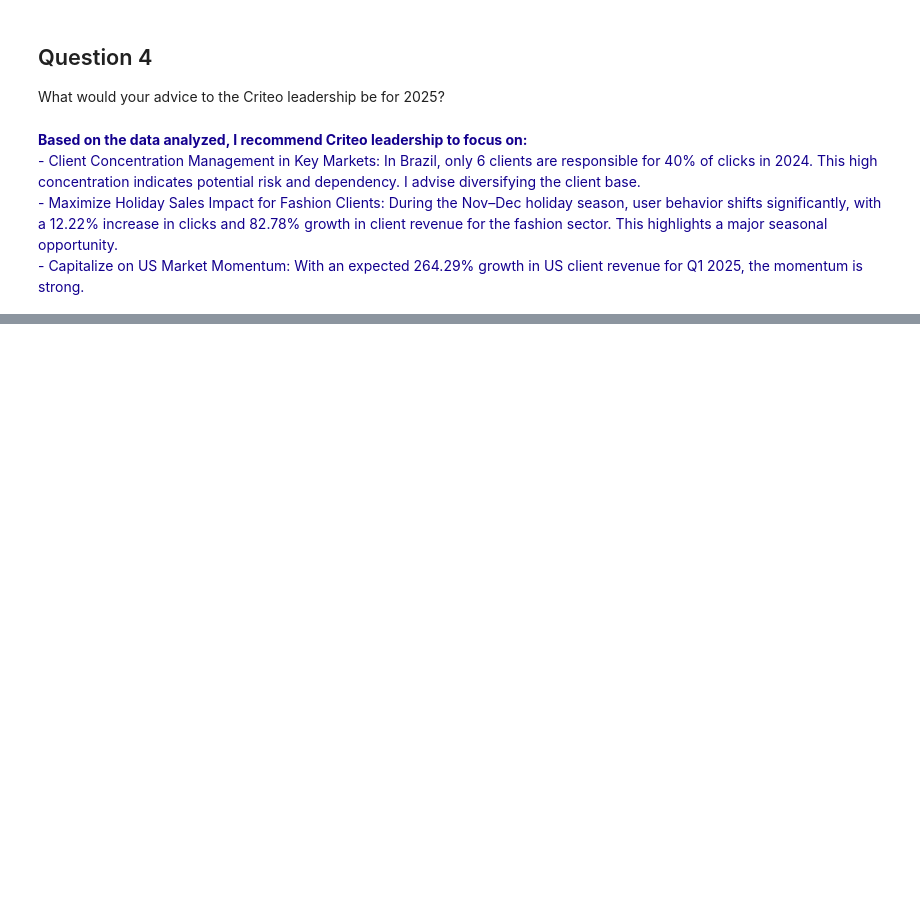
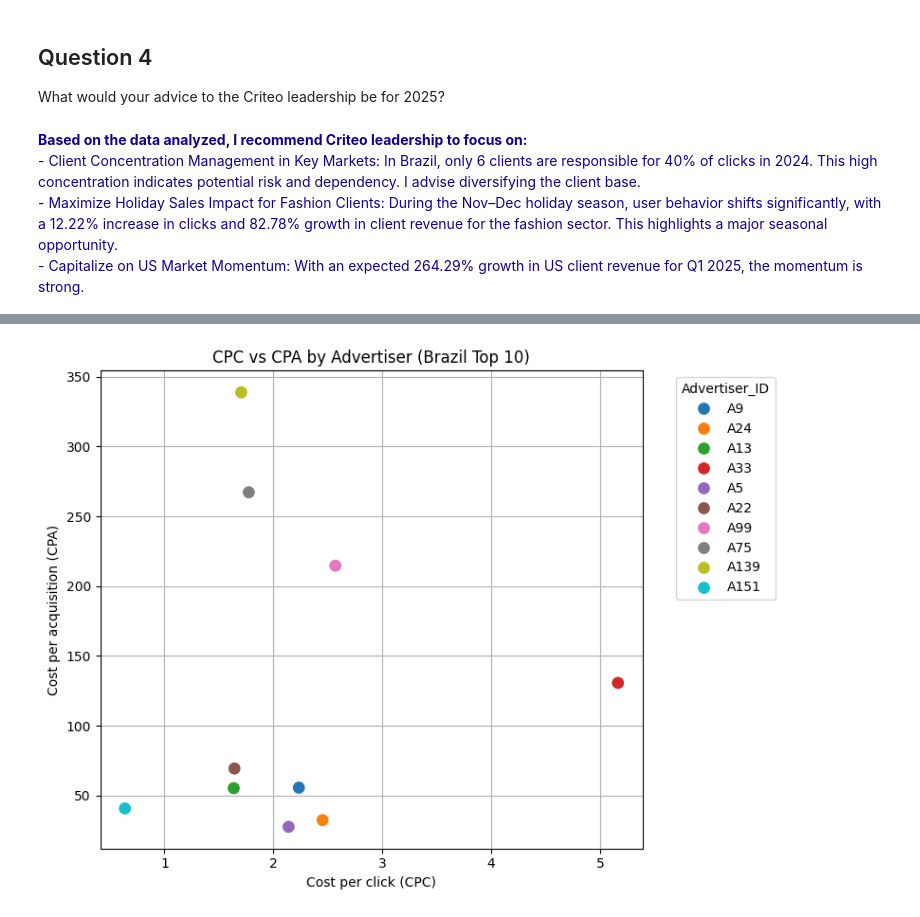
Before and after one commit to pathilink/criteo_case, a Jupyter notebook: notebook/criteo_case.ipynb, the cells around one changed output, grey strips where cells are left out. Saved outputs shown, nothing was run; the diff lists cells and outputs as text; code cells hidden in the pictures; blank space fills up the shorter version.

```diff
--- a/notebook/criteo_case.ipynb
+++ b/notebook/criteo_case.ipynb
@@ -387,0 +476,12 @@ With an expected 264.29% growth in US client revenue for Q1 2025, the momentum i
+# %%
+plt.figure(figsize=(8, 6))
+sns.scatterplot(data=df_efficiency.head(10), x='CPC', y='CPA', hue='Advertiser_ID', palette='tab10', s=100)
+plt.title('CPC vs CPA by Advertiser (Brazil Top 10)')
+plt.xlabel('Cost per click (CPC)')
+plt.ylabel('Cost per acquisition (CPA)')
+plt.legend(title='Advertiser_ID', bbox_to_anchor=(1.05, 1), loc='upper left')
+plt.grid(True)
+plt.tight_layout()
+plt.show()
+# %% [output]
+[figure, added]
```
Also changed, not shown: parts of 23 cells of this notebook.
